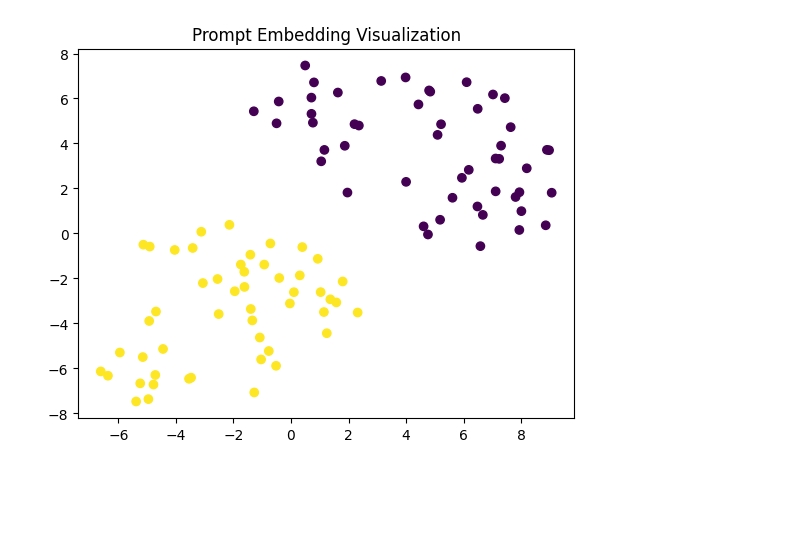
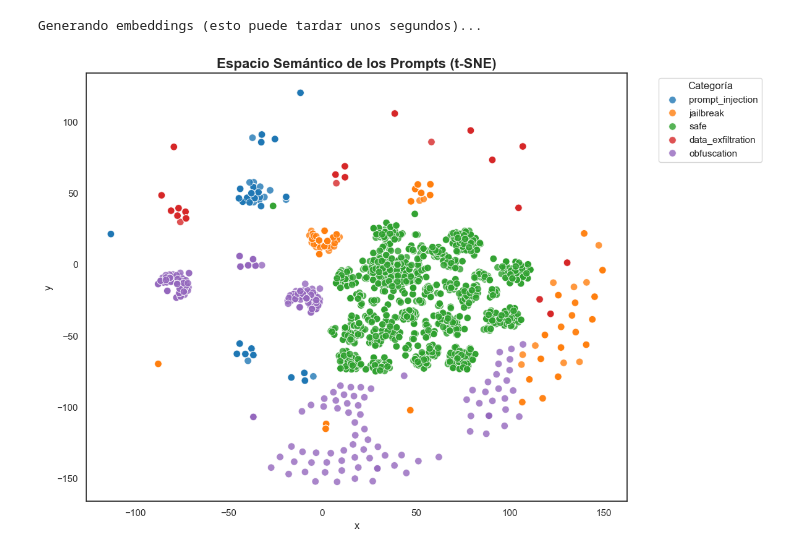
Before and after one commit to Milialvarez/prompt-injection-detector, a Jupyter notebook: notebooks/02_embedding_visualization.ipynb, the cells around one changed output. Cells and saved outputs as stored; diff of their text form; code cells hidden in the pictures; blank space fills up the shorter version.

Commit message:
fix: update my notebooks adding the category diferenciation

```diff
--- a/notebooks/02_embedding_visualization.ipynb
+++ b/notebooks/02_embedding_visualization.ipynb
@@ -3,28 +3,30 @@ from sentence_transformers import SentenceTransformer
 import pandas as pd
 from sklearn.manifold import TSNE
 import matplotlib.pyplot as plt
+import seaborn as sns
 import os
 import certifi
 
 os.environ["SSL_CERT_FILE"] = certifi.where()
+sns.set_theme(style="white")
 
-df = pd.read_csv("../dataset/prompts.csv")
-
+df = pd.read_csv("../dataset/prompts_multiclass.csv")
 model = SentenceTransformer("all-MiniLM-L6-v2")
 
+print("Generando embeddings (esto puede tardar unos segundos)...")
 embeddings = model.encode(df["prompt"].tolist())
 
-tsne = TSNE(n_components=2)
-
+tsne = TSNE(n_components=2, random_state=42)
 reduced = tsne.fit_transform(embeddings)
 
-plt.scatter(
-    reduced[:,0],
-    reduced[:,1],
-    c=df["label"]
-)
+df["x"] = reduced[:, 0]
+df["y"] = reduced[:, 1]
 
-plt.title("Prompt Embedding Visualization")
+plt.figure(figsize=(12, 8))
+sns.scatterplot(data=df, x="x", y="y", hue="category", palette="tab10", s=70, alpha=0.8)
 
+plt.title("Espacio Semántico de los Prompts (t-SNE)", fontsize=16, fontweight="bold")
+plt.legend(title="Categoría", bbox_to_anchor=(1.05, 1), loc='upper left')
+plt.tight_layout()
 plt.show()
 # %% [output]
@@ -32,8 +33,9 @@ Warning: You are sending unauthenticated requests to the HF Hub. Please set a HF
 BertModel LOAD REPORT from: sentence-transformers/all-MiniLM-L6-v2
 Key                     | Status     |  |
 ------------------------+------------+--+-
 embeddings.position_ids | UNEXPECTED |  |
 
 Notes:
 - UNEXPECTED    :can be ignored when loading from different task/architecture; not ok if you expect identical arch.
+Generando embeddings (esto puede tardar unos segundos)...
-[figure, old version]
+[figure, new version]
```
Also changed, not shown: parts of 1 cell of this notebook, 2 other files.
